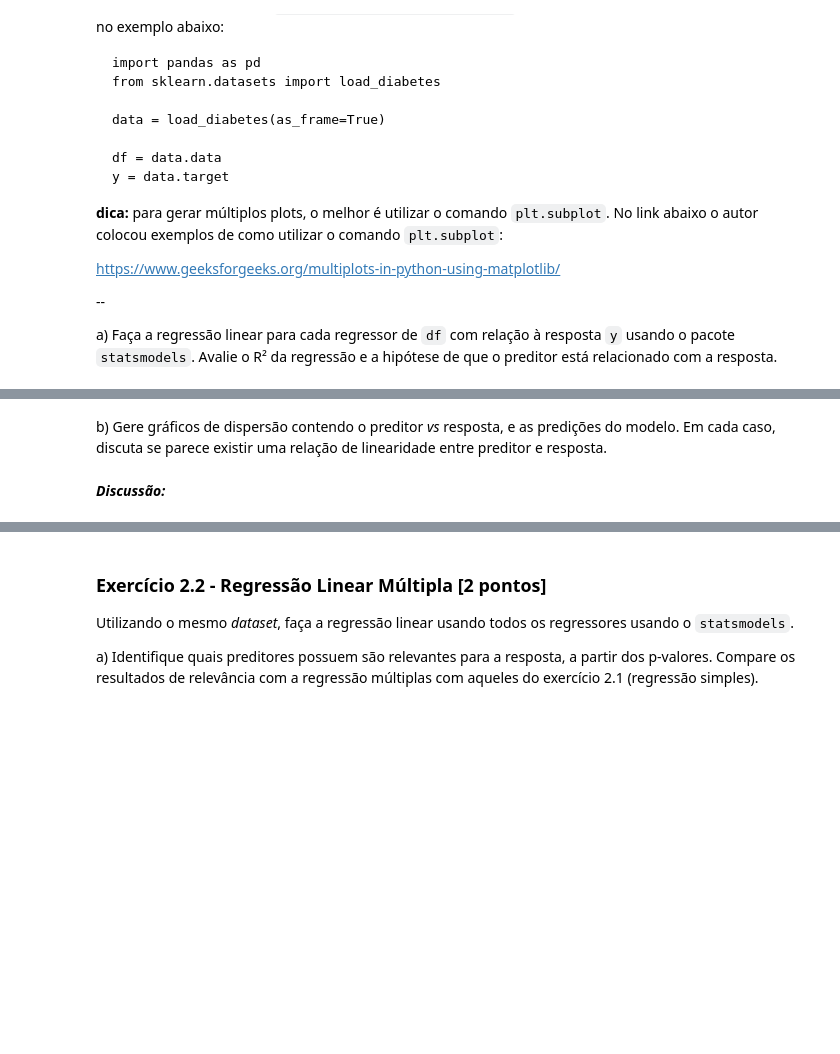
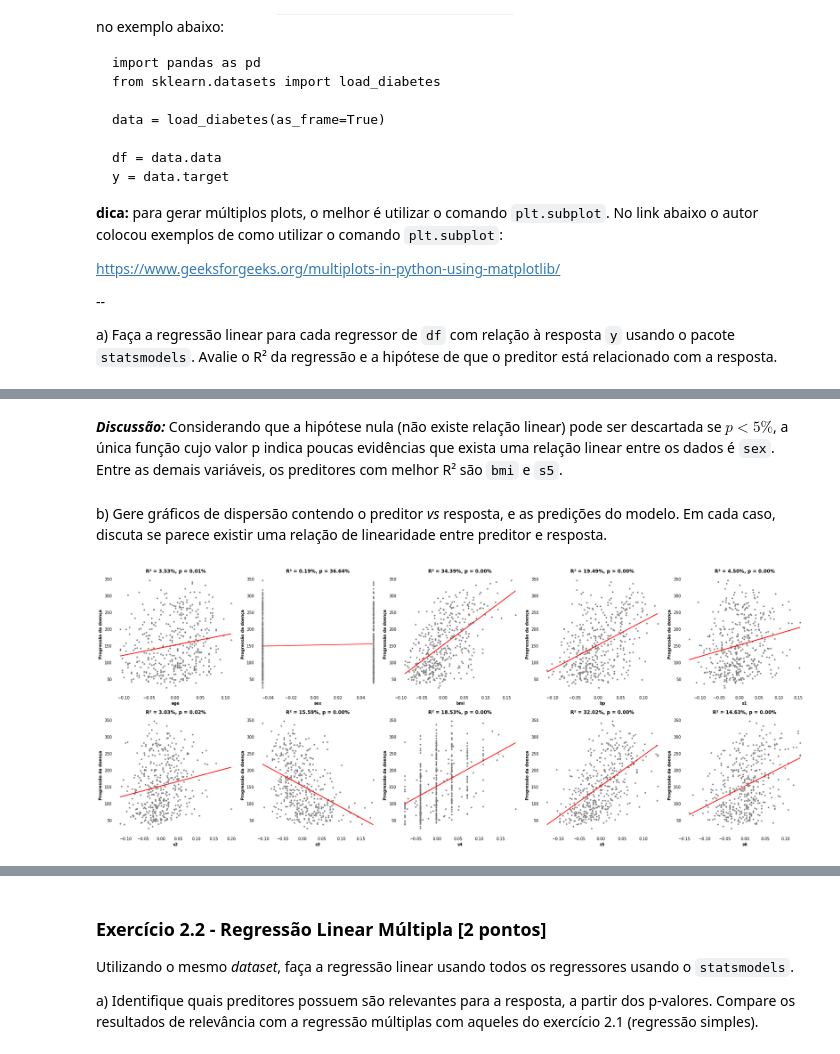
Before and after one commit to eshiraishi/aprendizado-de-maquina, a Jupyter notebook: semana-2/Atividade_2_Regressão_Linear.ipynb, the cells around one changed output, grey strips where cells are left out. Cells and saved outputs as stored; diff of their text form; code cells hidden in the pictures; blank space fills up the shorter version.

```diff
--- a/semana-2/Atividade_2_Regressão_Linear.ipynb
+++ b/semana-2/Atividade_2_Regressão_Linear.ipynb
@@ -154,0 +175,2 @@ a) Faça a regressão linear para cada regressor de `df` com relação à respos
+# %%
+df, y = load_diabetes(as_frame=True, return_X_y=True)
@@ -154,0 +225,9 @@ a) Faça a regressão linear para cada regressor de `df` com relação à respos
+# %%
+models = []
+print("preditor\t|\tR²\t\t|\tValor p")
+for column in df.columns:
+    X = sm.add_constant(df[column])
+    OLS = sm.OLS(y, X)
+    model = OLS.fit()
+    models.append(model)
+    print(f'{column}\t\t|\t{model.rsquared:.2%}\t|\t{model.pvalues[column]:.2%}')
@@ -155,2 +246,4 @@ a) Faça a regressão linear para cada regressor de `df` com relação à respos
+# %% [markdown]
+***Discussão:*** Considerando que a hipótese nula (não existe relação linear) pode ser descartada se $p < 5\%$, a única função cujo valor p indica poucas evidências que exista uma relação linear entre os dados é `sex`. Entre as demais variáveis, os preditores com melhor R² são `bmi` e `s5`.
 # %% [markdown]
 b) Gere gráficos de dispersão contendo o preditor *vs* resposta, e as predições do modelo. Em cada caso, discuta se parece existir uma relação de linearidade entre preditor e resposta.
@@ -159,2 +250,26 @@ b) Gere gráficos de dispersão contendo o preditor *vs* resposta, e as prediç
-# %% [markdown]
-***Discussão:***
+# %%
+# essa funcao apenas muda a aparencia do grafico (remove bordas, cria legendas, coloca o texto em negrito)
+def theme_plot(axis, xlabel, ylabel, title):
+    for spine in axis.spines.values():
+        spine.set_visible(False)
+    axis.tick_params(top=False, right=False, bottom=False, left=False)
+    axis.set_title(title, fontweight="bold")
+    axis.set_xlabel(xlabel, fontweight="bold")
+    axis.set_ylabel(ylabel, fontweight="bold")
+# %%
+axes = plt.figure(figsize=(25, 10), tight_layout=1).subplots(2, 5)
+
+for column, model, axis in zip(df.columns, models, axes.flat):
+    axis.scatter(df[column], y, color='grey', marker='.')
+
+    X = sm.add_constant(df[column])
+    line = model.predict(X)
+    axis.plot(df[column], line, color='red')
+
+    title = f'R² = {model.rsquared:.2%}, p = {model.pvalues[column]:.2%}'
+    xlabel = column
+    ylabel = 'Progressão da doença'
+
+    theme_plot(axis, xlabel, ylabel, title)
+# %% [output]
+[figure, added]
```
Also changed, not shown: parts of 67 cells of this notebook, 3 other files.
